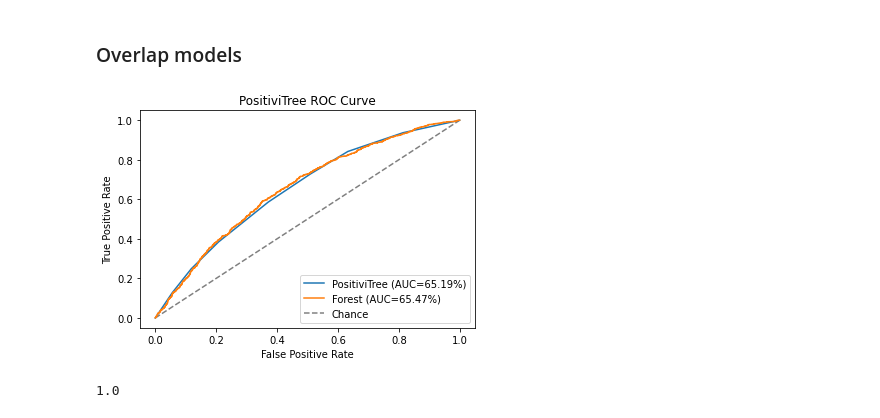
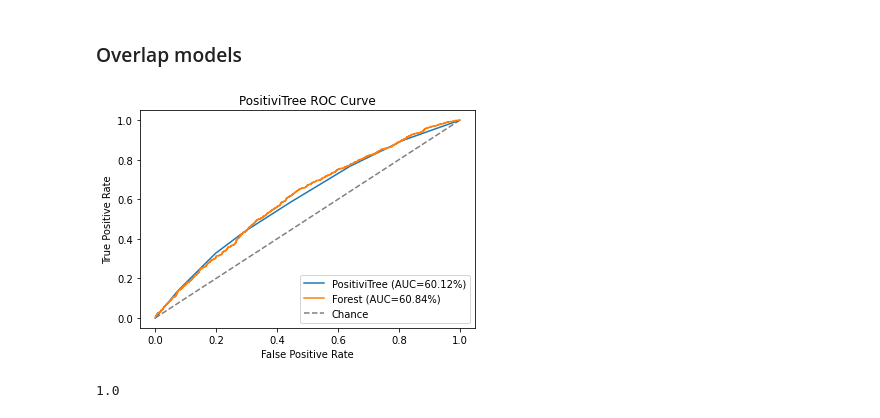
Before and after one commit to Viktour19/overlap-fp, a Jupyter notebook: ptree_exps.ipynb, the cells around one changed output. Saved outputs shown, nothing was run; the diff lists cells and outputs as text; code cells hidden in the pictures.

```diff
--- a/ptree_exps.ipynb
+++ b/ptree_exps.ipynb
@@ -35,5 +37,5 @@ data[['treatment', 'outcome']].groupby(['treatment']).mean()
 # %%
-DATA_PATH = folder + 'data/fp_et_select1620559469.csv'
+DATA_PATH = folder + 'data/fp_ng-2-select1621335257.csv'
 X_df, a, y = get_data(data_path=DATA_PATH, encode=True)
 # %% [markdown]
 ### Causal models
@@ -78,9 +70,9 @@ evaluations.scores
 # %% [markdown]
 ### Overlap models
 # %%
-scores, voilating_index, transcript, leaves = learn_rules(data_path=DATA_PATH, var_encoding=folder+ 'data/varencoding-et.txt', relative=False)
+scores, voilating_index, transcript, leaves = learn_rules(data_path=DATA_PATH, var_encoding=folder+ 'data/varencoding-ng.txt', relative=False)
 # %% [output]
-[figure, old version]
+[figure, new version]
 # %%
 1 - len(voilating_index)/len(X_df)
 # %% [output]
```
Also changed, not shown: parts of 8 cells of this notebook, 33 other files.
